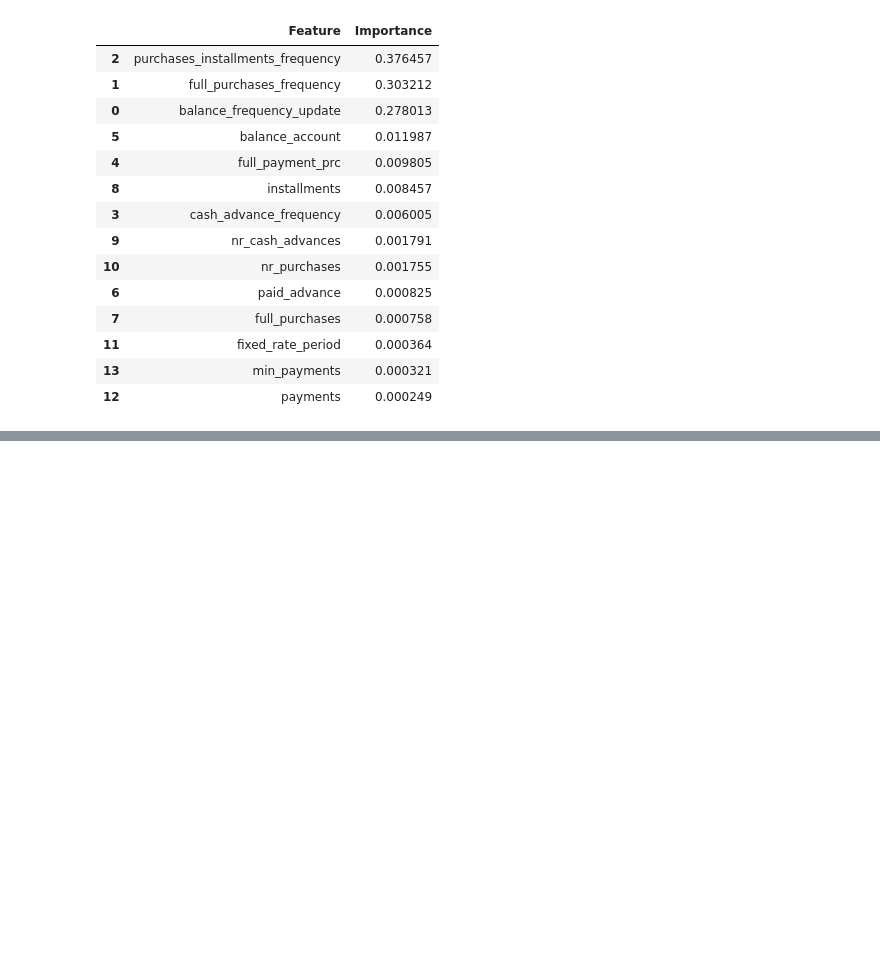
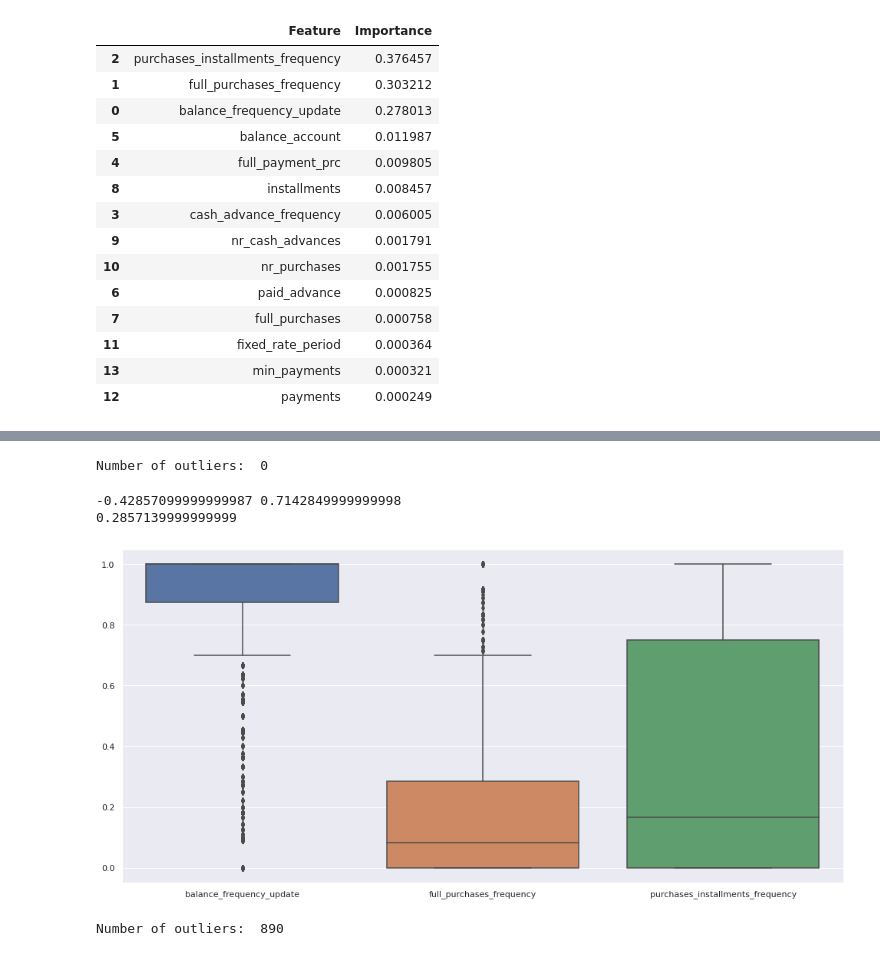
Before and after one commit to ansamz/Customer-Segmentation, a Jupyter notebook: notebooks/AZ_CreditCard.ipynb, the cells around one changed output, grey strips where cells are left out. Drawn from its saved outputs; the diff is of its cells as text; code cells hidden in the pictures; blank space fills up the shorter version.

```diff
--- a/notebooks/AZ_CreditCard.ipynb
+++ b/notebooks/AZ_CreditCard.ipynb
@@ -665,0 +721,24 @@ TypeError: no numeric data to plot
+# %%
+temp_outliers = df_3top['full_purchases_frequency'][(df_3top['full_purchases_frequency'] > upper_lim) | (df_3top['full_purchases_frequency'] < lower_lim)]
+print('Number of outliers: ', len(temp_outliers))
+# %% [output]
+Number of outliers:  0
+# %%
+q3, q1 = np.percentile(df_3top['full_purchases_frequency'], [75 ,25])
+iqr = q3 - q1
+lw = q1-(1.5 * iqr)
+uw = q3+(1.5 * iqr)
+print(lw, uw)
+print(iqr)
+# %% [output]
+-0.42857099999999987 0.7142849999999998
+0.2857139999999999
+# %%
+sns.boxplot(data=df_3top);
+# %% [output]
+[figure, added]
+# %%
+temp_outliers2 = df_3top['full_purchases_frequency'][(df_3top['full_purchases_frequency'] > uw) | (df_3top['full_purchases_frequency'] < lw)]
+print('Number of outliers: ', len(temp_outliers2))
+# %% [output]
+Number of outliers:  890
```
Also changed, not shown: parts of 8 cells of this notebook.
